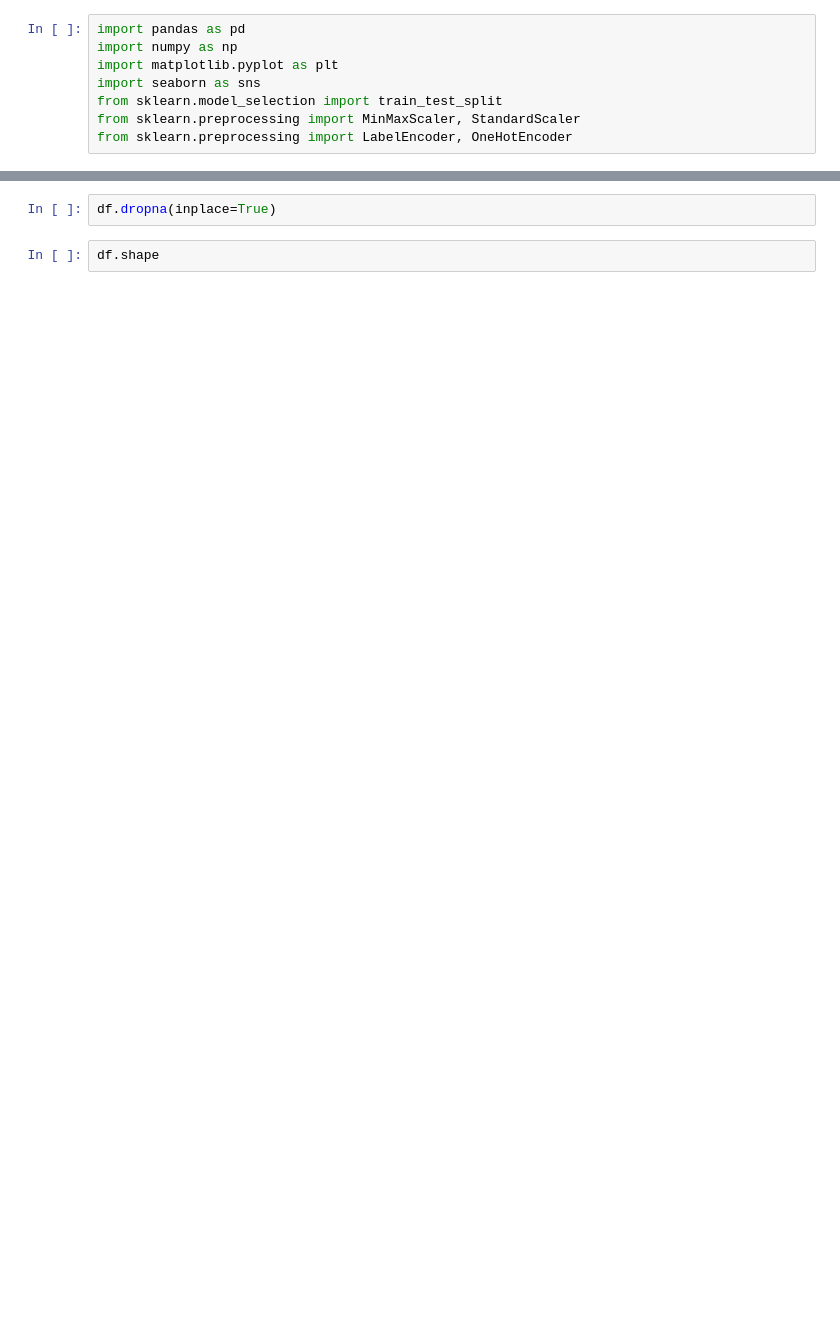
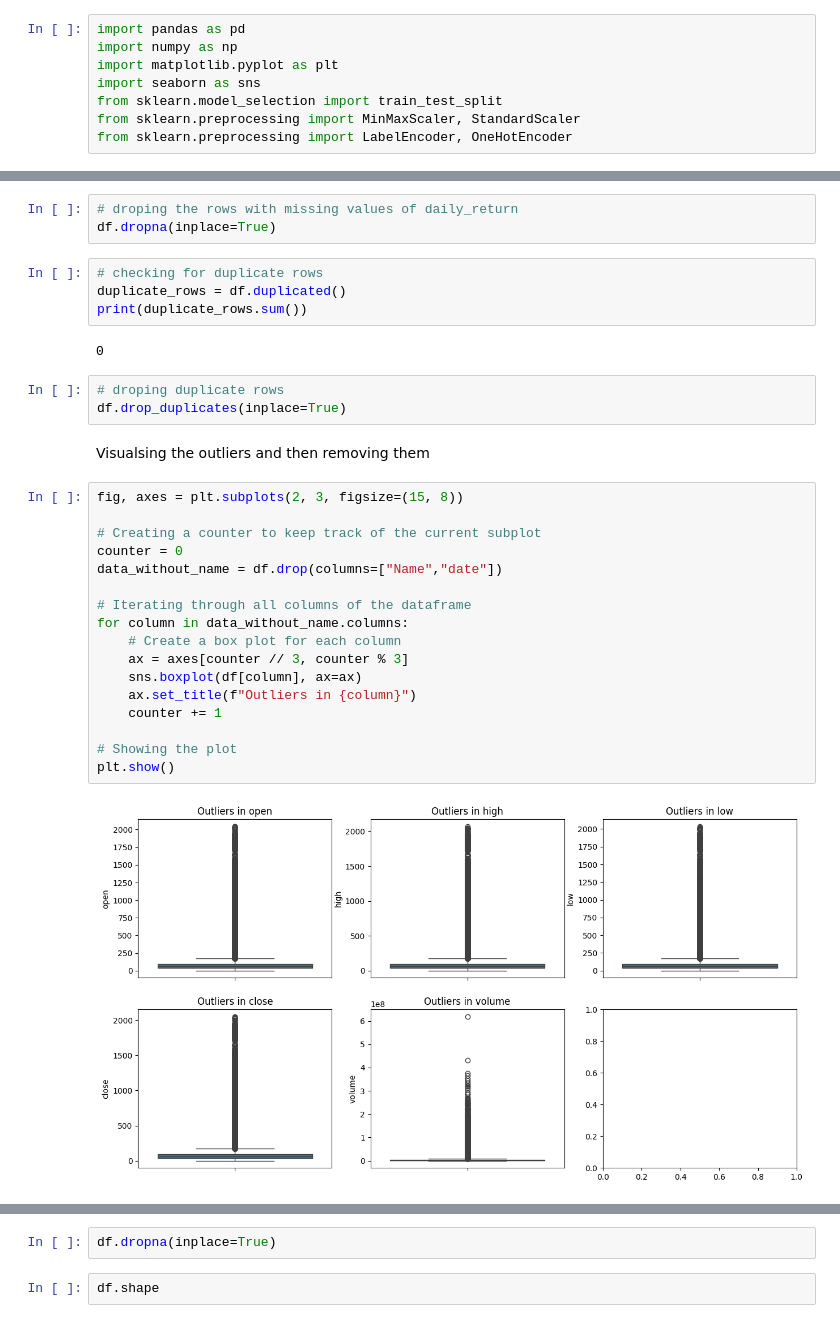
Before and after one commit to adit26data/Predictive_Analysis_DA1_21BCE2651, a Jupyter notebook: Predictive_Analysis_DA_1_21BCE2651.ipynb, the cells around one changed output, grey strips where cells are left out. Drawn from its saved outputs; the diff is of its cells as text; blank space fills up the shorter version.

```diff
--- a/Predictive_Analysis_DA_1_21BCE2651.ipynb
+++ b/Predictive_Analysis_DA_1_21BCE2651.ipynb
@@ -42,0 +79,33 @@ The size of the data is also very huge as compared to the missing values so simp
+# %%
+# droping the rows with missing values of daily_return
+df.dropna(inplace=True)
+# %%
+# checking for duplicate rows
+duplicate_rows = df.duplicated()
+print(duplicate_rows.sum())
+# %% [output]
+0
+# %%
+# droping duplicate rows
+df.drop_duplicates(inplace=True)
+# %% [markdown]
+Visualsing the outliers and then removing them
+# %%
+fig, axes = plt.subplots(2, 3, figsize=(15, 8))
+
+# Creating a counter to keep track of the current subplot
+counter = 0
+data_without_name = df.drop(columns=["Name","date"])
+
+# Iterating through all columns of the dataframe
+for column in data_without_name.columns:
+    # Create a box plot for each column
+    ax = axes[counter // 3, counter % 3]
+    sns.boxplot(df[column], ax=ax)
+    ax.set_title(f"Outliers in {column}")
+    counter += 1
+
+# Showing the plot
+plt.show()
+# %% [output]
+[figure, added]
```
Also changed, not shown: parts of 108 cells of this notebook.
